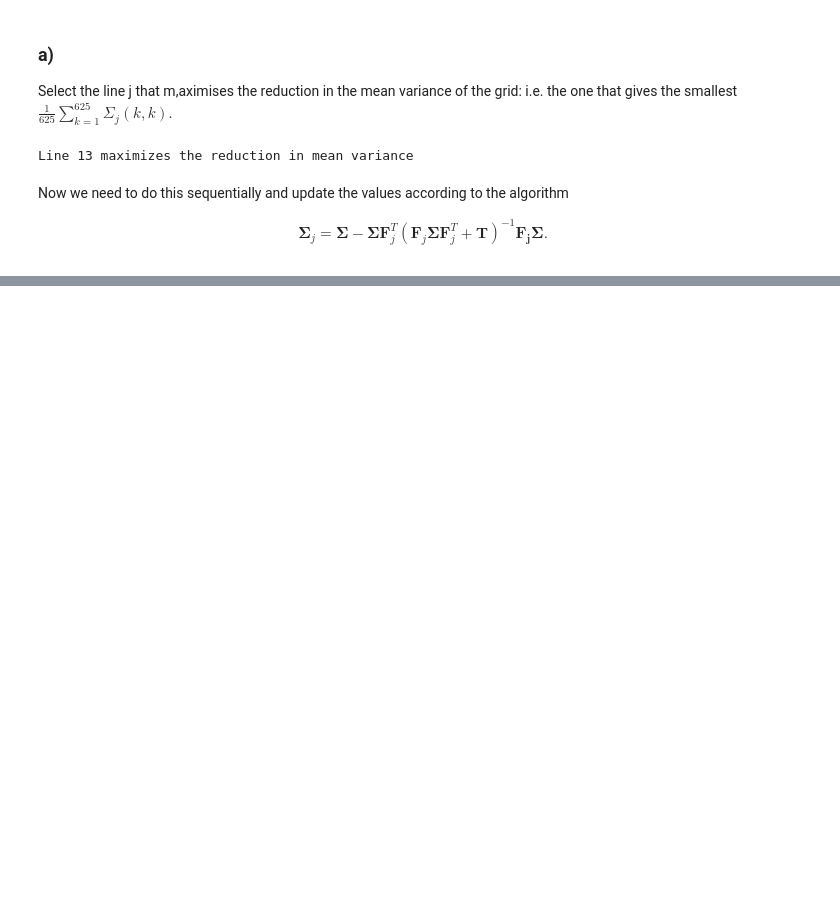
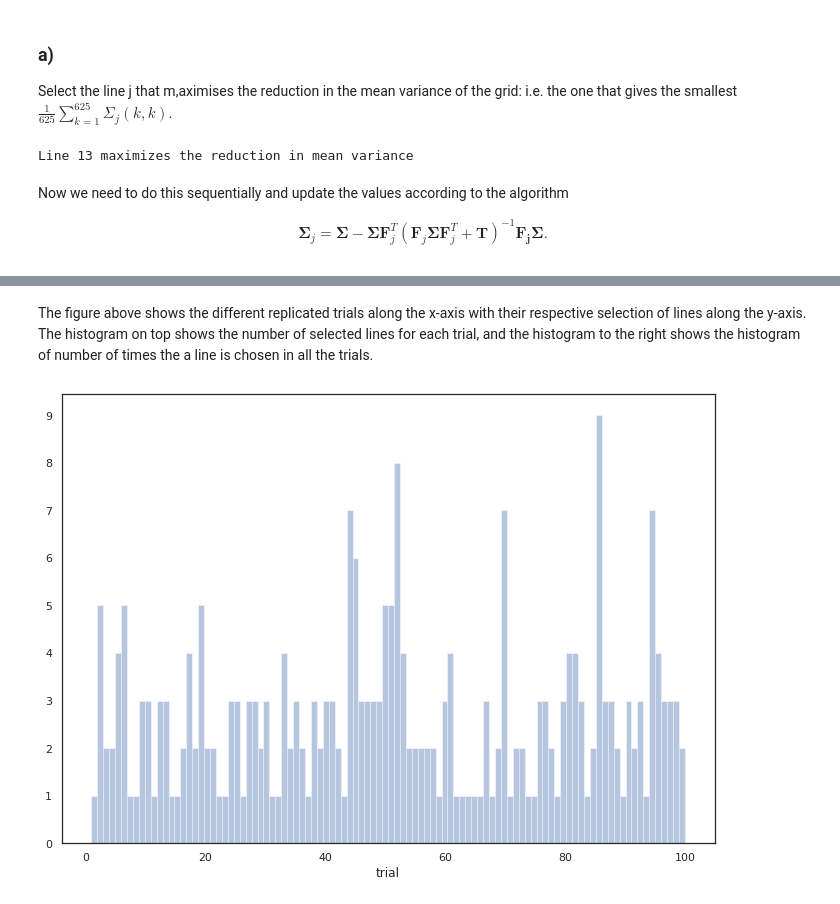
Before and after one commit to berild/mssdvia, a Jupyter notebook: sequential-voi/exercise-g-sol.ipynb, the cells around one changed output, grey strips where cells are left out. Cells and saved outputs as stored; diff of their text form; code cells hidden in the pictures; blank space fills up the shorter version.

```diff
--- a/sequential-voi/exercise-g-sol.ipynb
+++ b/sequential-voi/exercise-g-sol.ipynb
@@ -169,0 +215,7 @@ mu_w 553.4916943080948,  r_w  11.708736658071736
+# %% [markdown]
+The figure above shows the different replicated trials along the x-axis with their respective selection of lines along the y-axis. The histogram on top shows the number of selected lines for each trial, and the histogram to the right shows the histogram of number of times the a line is chosen in all the trials.
+# %%
+ax = sns.distplot(lines_df["trial"], bins = 100,kde=False)
+ax.yaxis.set_major_locator(ticker.MultipleLocator(1))
+# %% [output]
+[figure, added]
```
Also changed, not shown: parts of 26 cells of this notebook.
